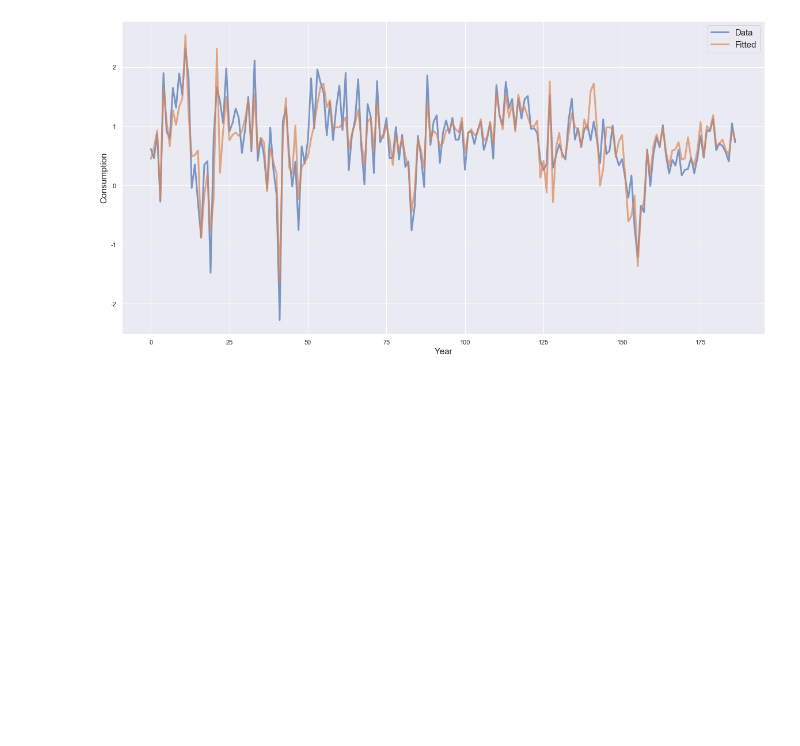
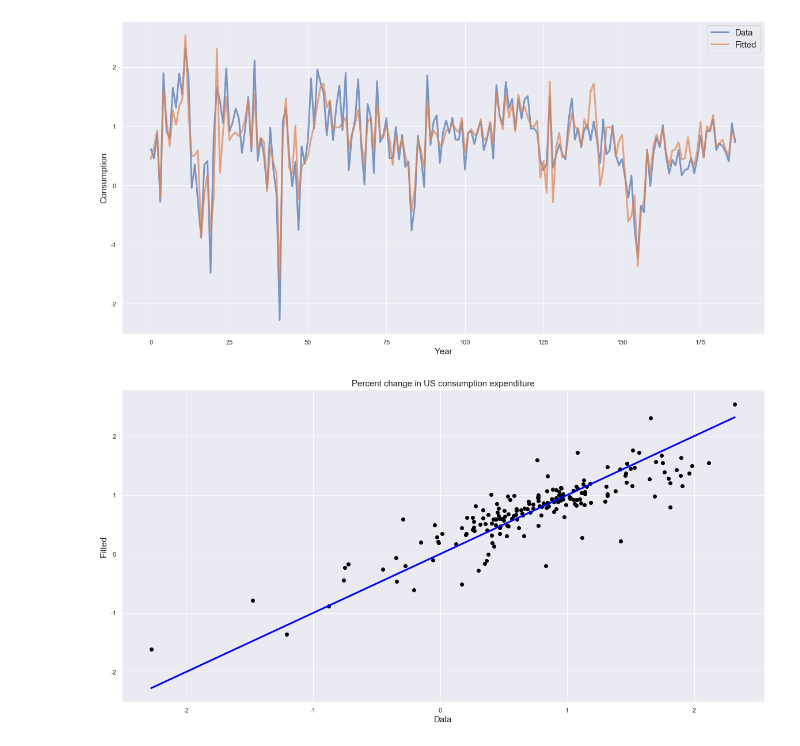
Before and after one commit to yunypark/fpp, a Jupyter notebook: sec5_1_and_2_The_linear_model.ipynb, the cells around one changed output. Cells and saved outputs as stored; diff of their text form; code cells hidden in the pictures; blank space fills up the shorter version.

```diff
--- a/sec5_1_and_2_The_linear_model.ipynb
+++ b/sec5_1_and_2_The_linear_model.ipynb
@@ -174,3 +177,18 @@ plt.show()
 Coefficients:    [ 0.71448464  0.04589098 -0.04526925 -0.20476616]
 Intercept:       [0.26728858]
 [figure]
+# %%
+# Plot outputs
+fig = plt.subplots(figsize=(20,10))
+
+plt.scatter(Y,y, color='black')
+x=np.linspace(np.min(Y),np.max(Y),100)
+plt.plot(x, x, color='blue', linewidth=3)
+plt.xlabel('Data', fontsize=15)
+plt.ylabel('Fitted', fontsize=15)
+plt.ylabel('Fitted', fontsize=15)
+plt.title('Percent change in US consumption expenditure', fontsize=15)
+
+plt.show()
+# %% [output]
+[figure, added]
```
Also changed, not shown: parts of 7 cells of this notebook.
